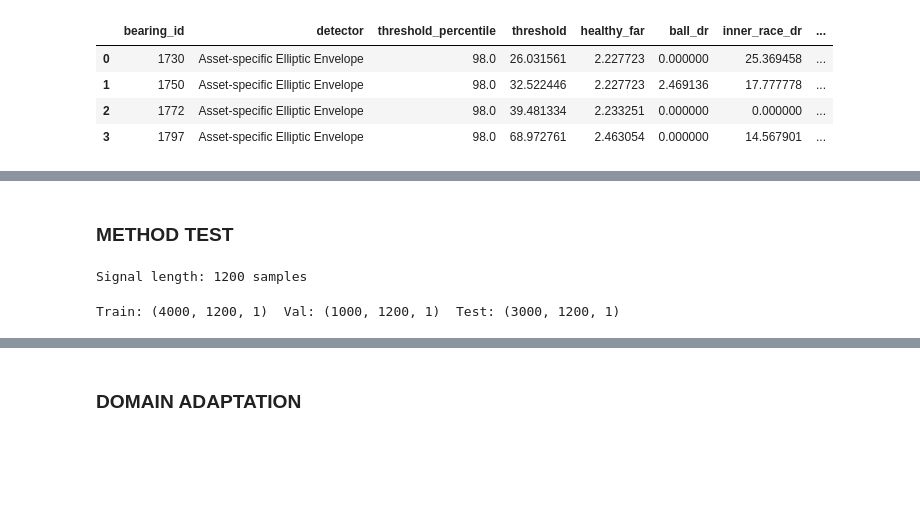
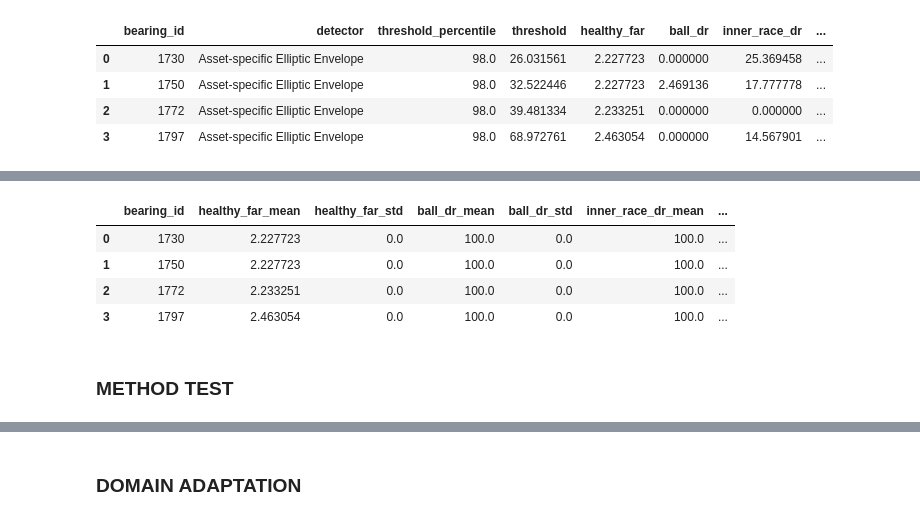
Before and after one commit to eduardodisanti/inverse_problem, a Jupyter notebook: journal_paper/bearing_autoencoder_cwru_per_asset.ipynb, the cells around one changed output, grey strips where cells are left out. Drawn from its saved outputs; the diff is of its cells as text; code cells hidden in the pictures; blank space fills up the shorter version.

```diff
--- a/journal_paper/bearing_autoencoder_cwru_per_asset.ipynb
+++ b/journal_paper/bearing_autoencoder_cwru_per_asset.ipynb
@@ -489,2 +534,28 @@ Training asset-specific AE for 1797 RPM...
+# %%
+stability = (
+    ae_results
+    .groupby("bearing_id")
+    .agg(
+        healthy_far_mean=("healthy_far", "mean"),
+        healthy_far_std=("healthy_far", "std"),
+        ball_dr_mean=("ball_dr", "mean"),
+        ball_dr_std=("ball_dr", "std"),
+        inner_race_dr_mean=("inner_race_dr", "mean"),
+        inner_race_dr_std=("inner_race_dr", "std"),
+        outer_race_dr_mean=("outer_race_dr", "mean"),
+        outer_race_dr_std=("outer_race_dr", "std"),
+        threshold_mean=("threshold", "mean"),
+        threshold_std=("threshold", "std"),
+    )
+    .reset_index()
+)
+
+display(stability)
+# %% [output]
+|  | bearing_id | healthy_far_mean | healthy_far_std | ball_dr_mean | ball_dr_std | inner_race_dr_mean | ... |
+| 0 | 1730 | 2.227723 | 0.0 | 100.0 | 0.0 | 100.0 | ... |
+| 1 | 1750 | 2.227723 | 0.0 | 100.0 | 0.0 | 100.0 | ... |
+| 2 | 1772 | 2.233251 | 0.0 | 100.0 | 0.0 | 100.0 | ... |
+| 3 | 1797 | 2.463054 | 0.0 | 100.0 | 0.0 | 100.0 | ... |
 # %% [markdown]
 ### METHOD TEST
@@ -493,39 +561,0 @@ from bearing_simulator import BearingSignalSimulator
-# %%
-sim = BearingSignalSimulator()
-SIG_LEN = len(sim.t)
-print(f'Signal length: {SIG_LEN} samples')
-# %% [output]
-Signal length: 1200 samples
-# %%
-REGIMES = ['healthy', 'outer_race', 'inner_race', 'ball_fault']
-COLORS  = ['#01696f', '#a12c7b', '#da7101', '#006494']
-LABELS  = ['Healthy', 'Outer Race', 'Inner Race', 'Ball Fault']
-
-N_TRAIN  = 800 * 5  # healthy train
-N_VAL    = 200 * 5  # healthy val
-N_TEST   = 150 * 5  # per regime for test
-
-# ── Healthy train/val ────────────────────────────────────────────────────
-X_healthy = np.array([sim.sample('healthy', mc=True) for _ in range(N_TRAIN + N_VAL)])
-
-# Normalise — fit scaler on train only
-scaler = StandardScaler()
-X_healthy_sc = scaler.fit_transform(X_healthy)
-
-X_train = X_healthy_sc[:N_TRAIN, :, np.newaxis].astype('float32')  # (N, L, 1)
-X_val   = X_healthy_sc[N_TRAIN:, :, np.newaxis].astype('float32')
-
-# ── Test set — all regimes ───────────────────────────────────────────────
-X_test_list, y_test_list = [], []
-for i, regime in enumerate(REGIMES):
-    sigs = np.array([sim.sample(regime, mc=True) for _ in range(N_TEST)])
-    sigs_sc = scaler.transform(sigs)
-    X_test_list.append(sigs_sc)
-    y_test_list.extend([i] * N_TEST)
-
-X_test = np.concatenate(X_test_list, axis=0)[:, :, np.newaxis].astype('float32')
-y_test = np.array(y_test_list)
-
-print(f'Train: {X_train.shape}  Val: {X_val.shape}  Test: {X_test.shape}')
-# %% [output]
-Train: (4000, 1200, 1)  Val: (1000, 1200, 1)  Test: (3000, 1200, 1)
```
Also changed, not shown: parts of 12 cells of this notebook, 7 other files.
